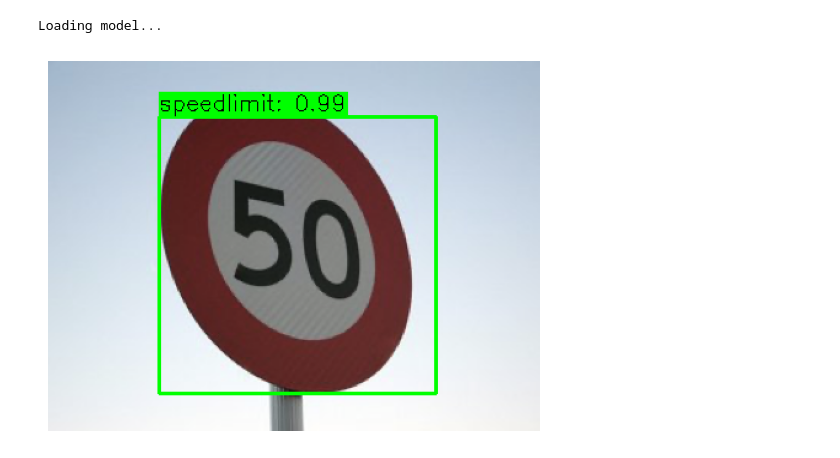
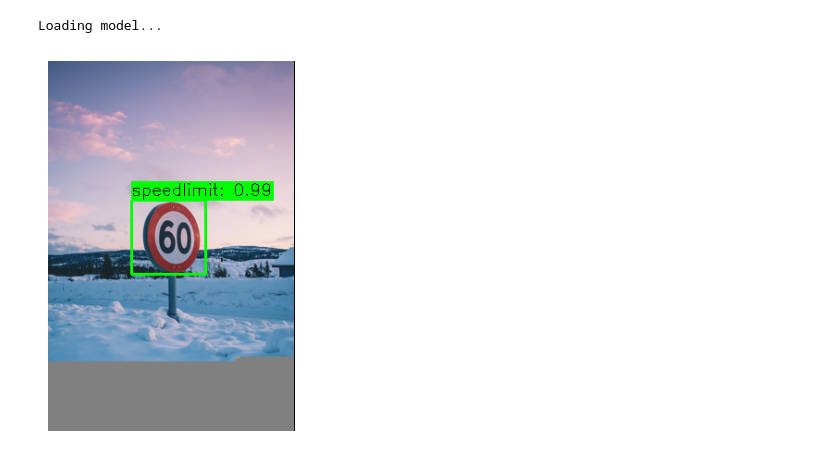
Before and after one commit to EbisuRyu/Vehicle-Detection-using-SVM-and-HOG, a Jupyter notebook: test_detection.ipynb, the cells around one changed output. Saved outputs shown, nothing was run; the diff lists cells and outputs as text; code cells hidden in the pictures.

```diff
--- a/test_detection.ipynb
+++ b/test_detection.ipynb
@@ -34,13 +34,13 @@ if os.path.exists(save_path + '/model.pkl'):
 Loading model...
 # %%
 windowSize = [(50, 50), (80, 80), (100, 100), (150, 150), (200, 200)]
-image_path = './dataset/traffic_sign_board/images/road103.png'
+image_path = './dataset/traffic_sign_board/images/road106.png'
 image = cv2.imread(image_path)
 predict_bbox = []
 for window_size in windowSize:
-    slider = Slider(model, window_size, 20, scale=1.5, visualize=True)
-    predict_bbox += slider.predict(image, 0.92)
+    slider = Slider(model, window_size, 10, scale=1.5, visualize=False)
+    predict_bbox += slider.predict(image, 0.98)
 predict_bbox = non_maximum_supperssion(predict_bbox, 0.2)
 visualize_bbox(image, predict_bbox)
 # %% [output]
-[figure, old version]
+[figure, new version]
```
Also changed, not shown: 26 other files.
